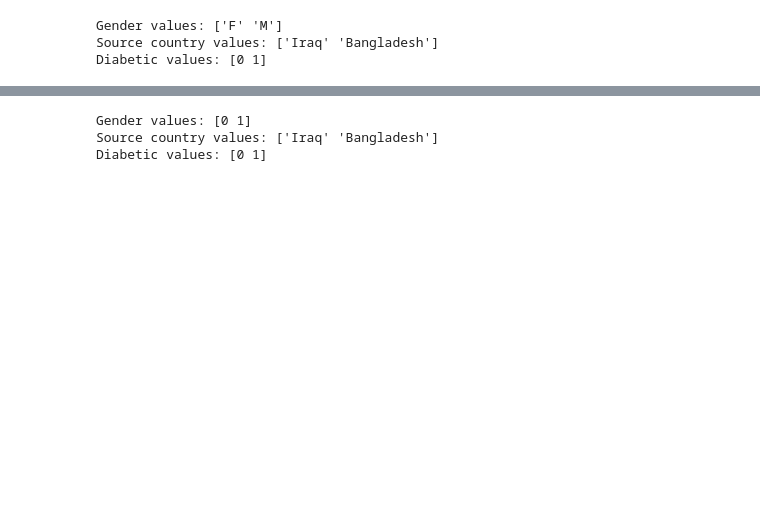
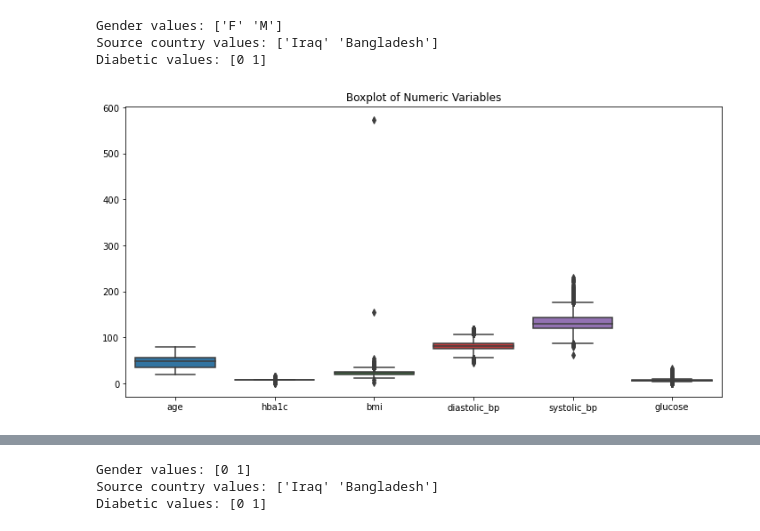
Before and after one commit to natnaelmelake/diabetes_prediction_project, a Jupyter notebook: group10.ipynb, the cells around one changed output, grey strips where cells are left out. Drawn from its saved outputs; the diff is of its cells as text; code cells hidden in the pictures; blank space fills up the shorter version.

```diff
--- a/group10.ipynb
+++ b/group10.ipynb
@@ -273,0 +275,8 @@ merged_df['gender'] = (
+# %%
+numeric_cols = ['age','hba1c','bmi','diastolic_bp','systolic_bp','glucose']
+fig1, ax1 = plt.subplots(figsize=(12, 6))
+sns.boxplot(data=merged_df[numeric_cols])
+ax1.set_title("Boxplot of Numeric Variables")
+plt.show()
+# %% [output]
+[figure, added]
```
Also changed, not shown: parts of 17 cells of this notebook.
